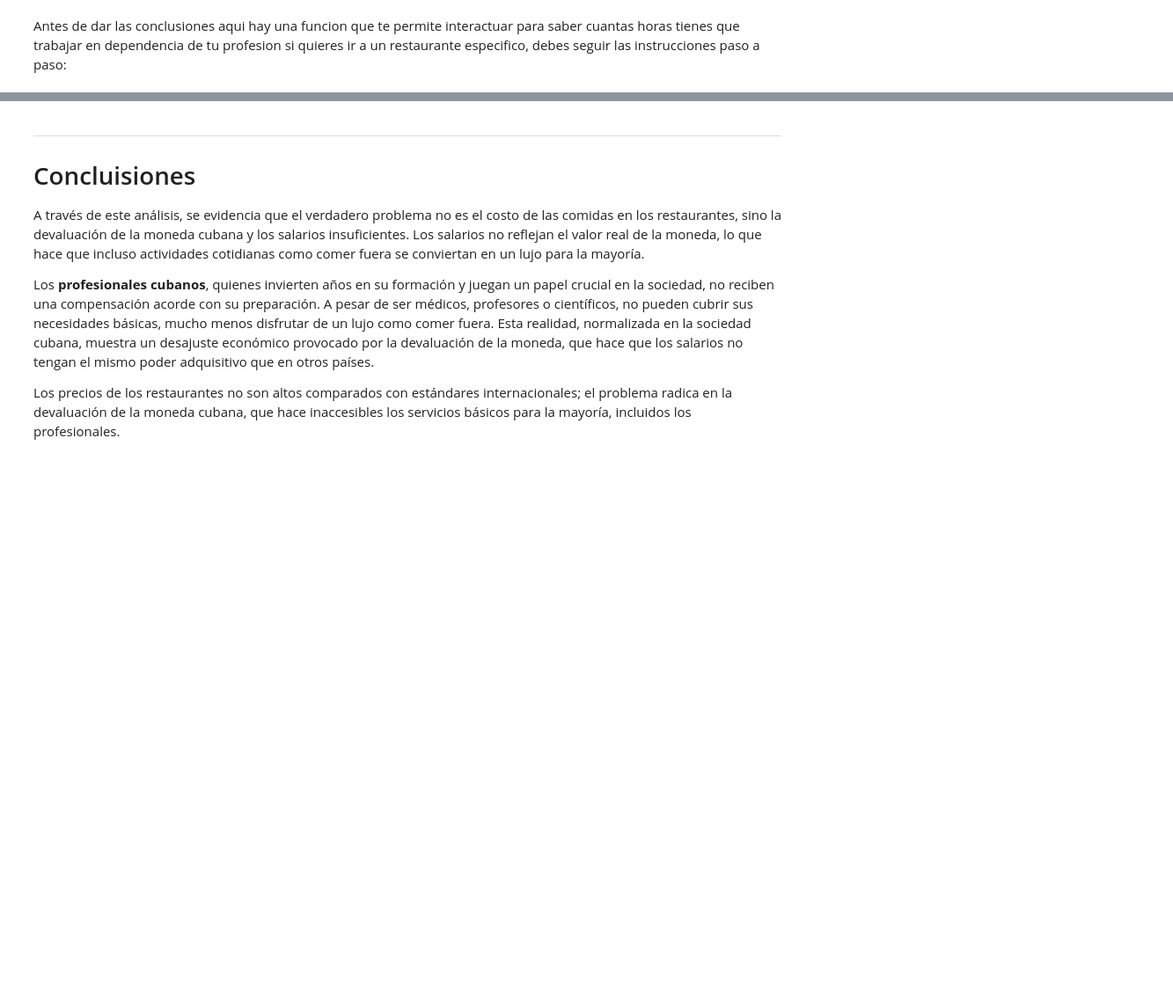
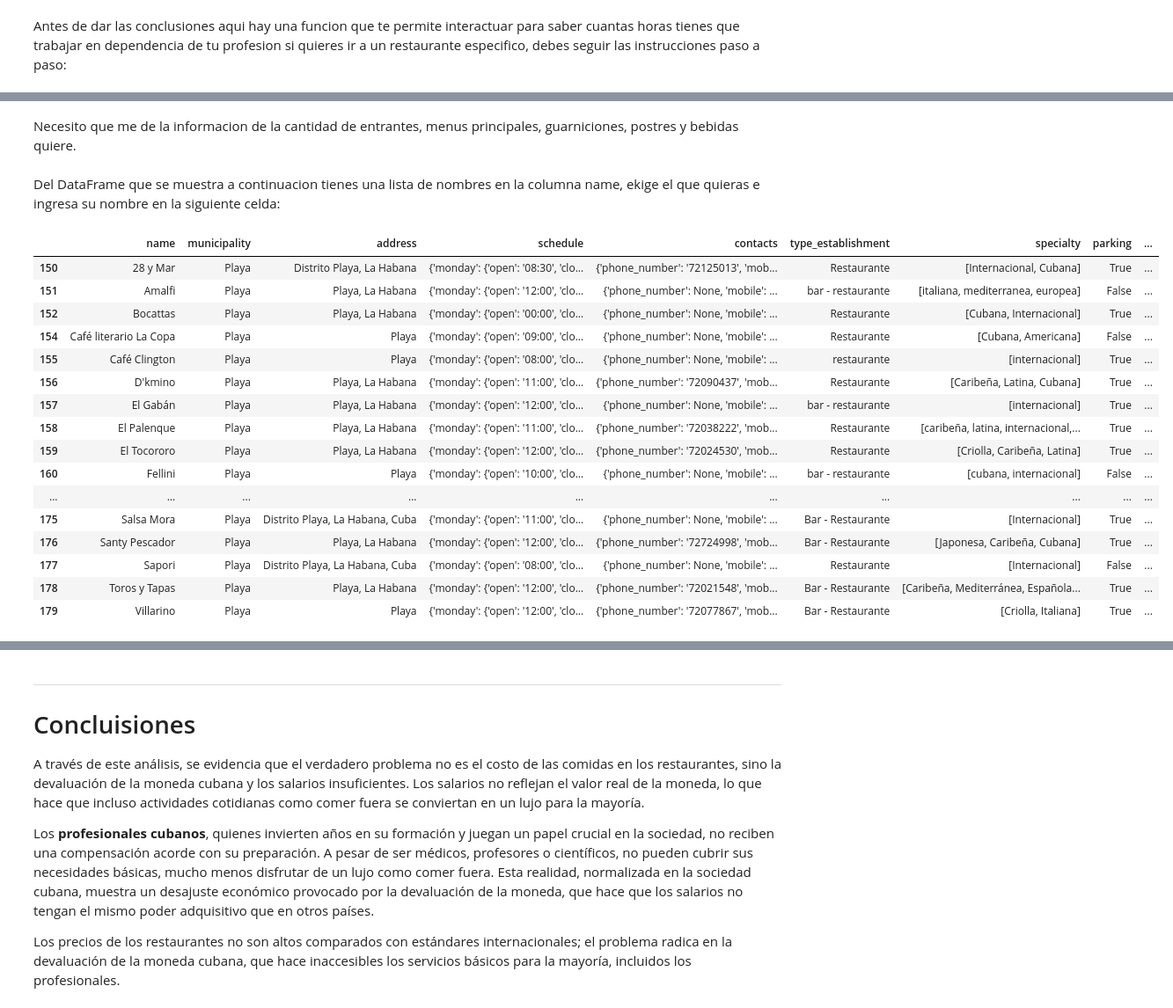
Before and after one commit to angie-rosquet/PROYECTEO-PRO-ICD, a Jupyter notebook: Un_Lujo_Para_El_Paladar.ipynb, the cells around one changed output, grey strips where cells are left out. Shown at 88% size. Saved outputs shown, nothing was run; the diff lists cells and outputs as text; code cells hidden in the pictures; blank space fills up the shorter version.

```diff
--- a/Un_Lujo_Para_El_Paladar.ipynb
+++ b/Un_Lujo_Para_El_Paladar.ipynb
@@ -532,0 +535,4 @@ Antes de dar las conclusiones aqui hay una funcion que te permite interactuar pa
+# %%
+mun = "Playa"
+# %%
+f = bp.filter_restaurant(mun)
@@ -532,0 +543,2 @@ Antes de dar las conclusiones aqui hay una funcion que te permite interactuar pa
+# %% [markdown]
+Necesito que me de la informacion de la cantidad de entrantes, menus principales, guarniciones, postres y bebidas quiere.
@@ -532,0 +559,22 @@ Antes de dar las conclusiones aqui hay una funcion que te permite interactuar pa
+# %% [markdown]
+Del DataFrame que se muestra a continuacion tienes una lista de nombres en la columna name, ekige el que quieras e ingresa su nombre en la siguiente celda:
+# %%
+ff
+# %% [output]
+|  | name | municipality | address | schedule | contacts | type_establishment | specialty | parking | ... |
+| 150 | 28 y Mar | Playa | Distrito Playa, La Habana | {'monday': {'open': '08:30', 'clo... | {'phone_number': '72125013', 'mob... | Restaurante | [Internacional, Cubana] | True | ... |
+| 151 | Amalfi | Playa | Playa, La Habana | {'monday': {'open': '12:00', 'clo... | {'phone_number': None, 'mobile': ... | bar - restaurante | [italiana, mediterranea, europea] | False | ... |
+| 152 | Bocattas | Playa | Playa, La Habana | {'monday': {'open': '00:00', 'clo... | {'phone_number': None, 'mobile': ... | Restaurante | [Cubana, Internacional] | True | ... |
+| 154 | Café literario La Copa | Playa | Playa | {'monday': {'open': '09:00', 'clo... | {'phone_number': None, 'mobile': ... | Restaurante | [Cubana, Americana] | False | ... |
+| 155 | Café Clington | Playa | Playa | {'monday': {'open': '08:00', 'clo... | {'phone_number': None, 'mobile': ... | restaurante | [internacional] | True | ... |
+| 156 | D'kmino | Playa | Playa, La Habana | {'monday': {'open': '11:00', 'clo... | {'phone_number': '72090437', 'mob... | Restaurante | [Caribeña, Latina, Cubana] | True | ... |
+| 157 | El Gabán | Playa | Playa, La Habana | {'monday': {'open': '12:00', 'clo... | {'phone_number': None, 'mobile': ... | bar - restaurante | [internacional] | True | ... |
+| 158 | El Palenque | Playa | Playa, La Habana | {'monday': {'open': '11:00', 'clo... | {'phone_number': '72038222', 'mob... | Restaurante | [caribeña, latina, internacional,... | True | ... |
+| 159 | El Tocororo | Playa | Playa, La Habana | {'monday': {'open': '12:00', 'clo... | {'phone_number': '72024530', 'mob... | Restaurante | [Criolla, Caribeña, Latina] | True | ... |
+| 160 | Fellini | Playa | Playa | {'monday': {'open': '10:00', 'clo... | {'phone_number': None, 'mobile': ... | bar - restaurante | [cubana, internacional] | False | ... |
+| ... | ... | ... | ... | ... | ... | ... | ... | ... | ... |
+| 175 | Salsa Mora | Playa | Distrito Playa, La Habana, Cuba | {'monday': {'open': '11:00', 'clo... | {'phone_number': None, 'mobile': ... | Bar - Restaurante | [Internacional] | True | ... |
+| 176 | Santy Pescador | Playa | Playa, La Habana | {'monday': {'open': '12:00', 'clo... | {'phone_number': '72724998', 'mob... | Bar - Restaurante | [Japonesa, Caribeña, Cubana] | True | ... |
+| 177 | Sapori | Playa | Distrito Playa, La Habana, Cuba | {'monday': {'open': '08:00', 'clo... | {'phone_number': None, 'mobile': ... | Restaurante | [Internacional] | False | ... |
+| 178 | Toros y Tapas | Playa | Playa, La Habana | {'monday': {'open': '12:00', 'clo... | {'phone_number': '72021548', 'mob... | Bar - Restaurante | [Caribeña, Mediterránea, Española... | True | ... |
+| 179 | Villarino | Playa | Playa | {'monday': {'open': '12:00', 'clo... | {'phone_number': '72077867', 'mob... | Bar - Restaurante | [Criolla, Italiana] | True | ... |
```
Also changed, not shown: parts of 7 cells of this notebook, 1 other file.
